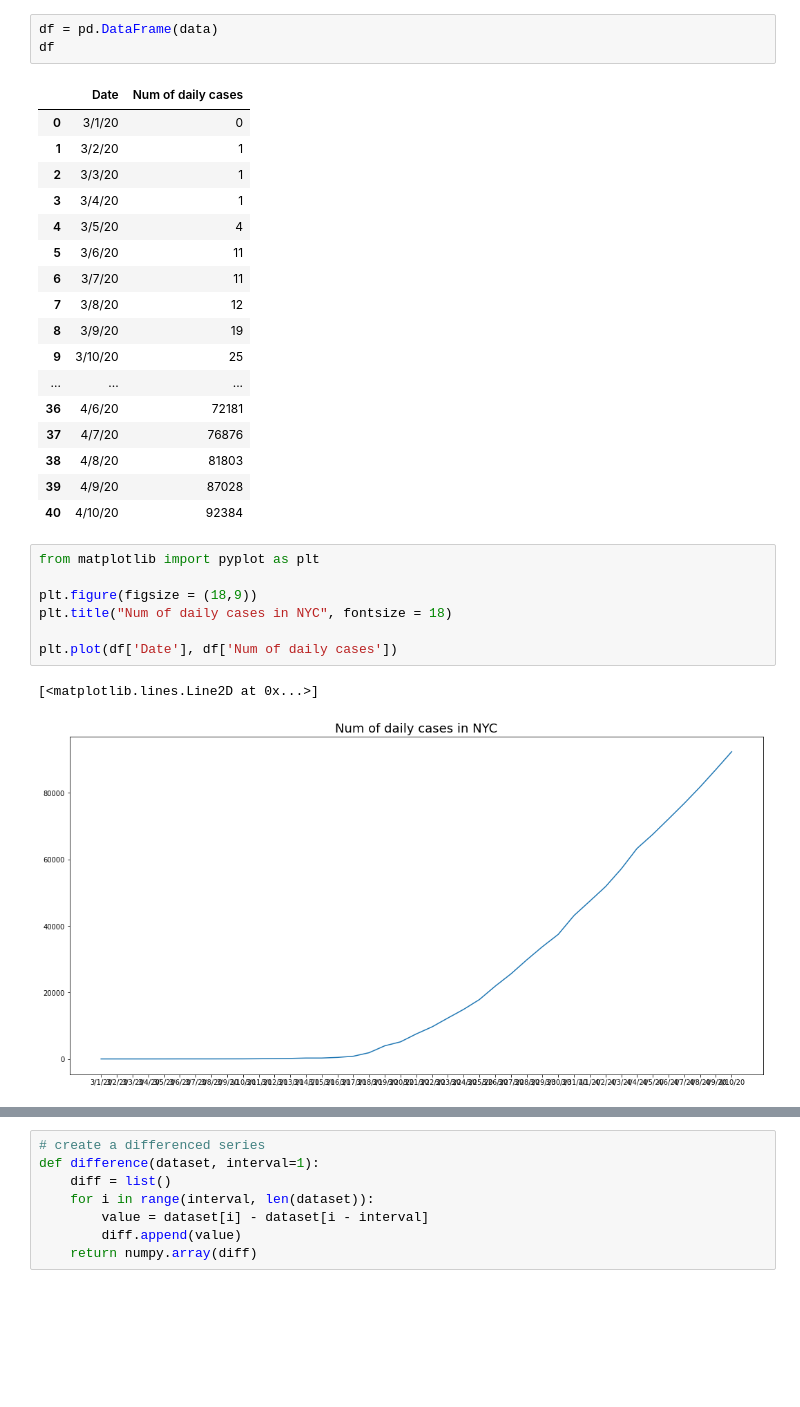
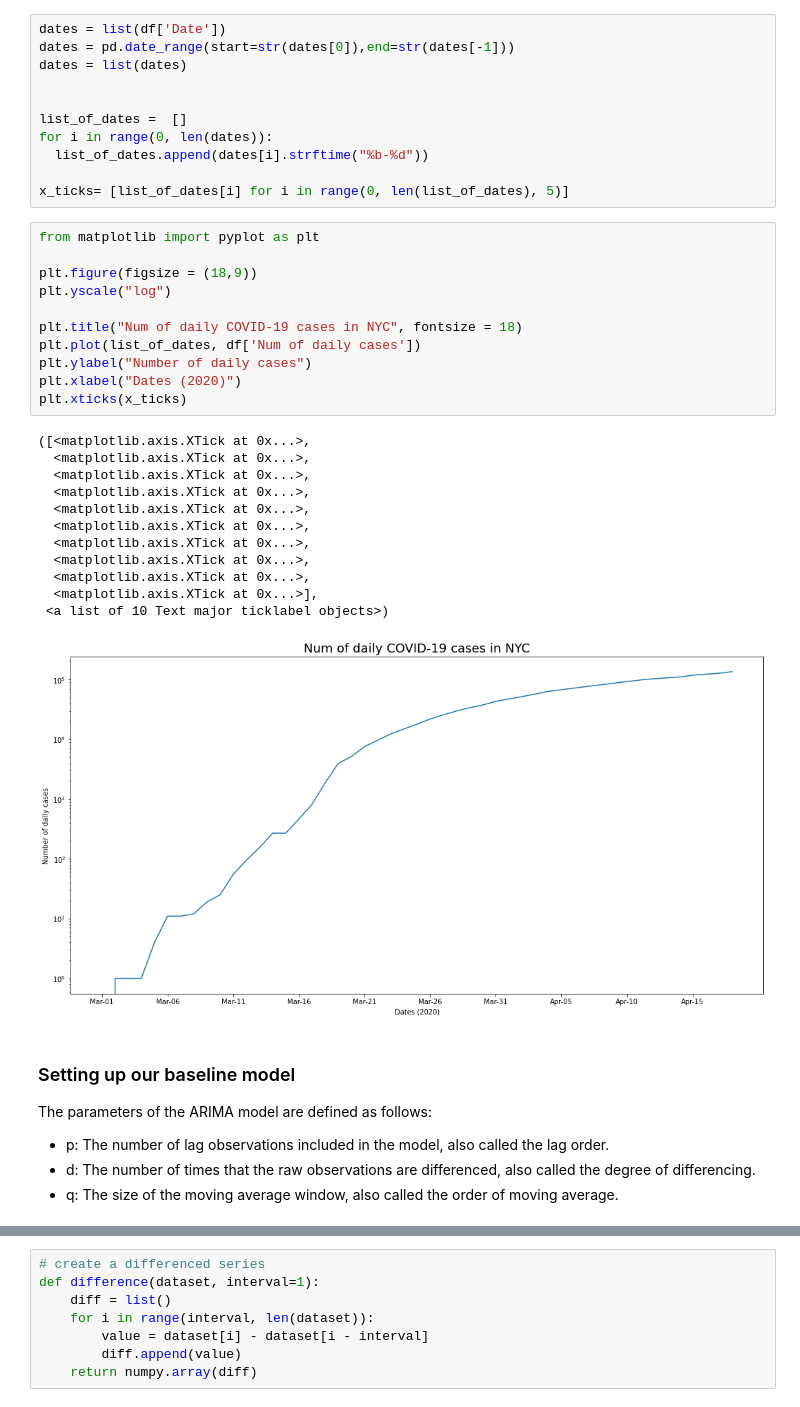
Before and after one commit to armandordorica/Twitter_Sentiment_Analysis, a Jupyter notebook: Covid19_NYC_ARIMA.ipynb, the cells around one changed output, grey strips where cells are left out. Cells and saved outputs as stored; diff of their text form; blank space fills up the shorter version.

Commit message:
Finished ARIMA, starting joining with sentiment analysis

```diff
--- a/Covid19_NYC_ARIMA.ipynb
+++ b/Covid19_NYC_ARIMA.ipynb
@@ -65,31 +64,43 @@ data = {'Date':list_of_dates, 'Num of daily cases': values}
-# %%
-df = pd.DataFrame(data)
-df
-# %% [output]
-|  | Date | Num of daily cases |
-| 0 | 3/1/20 | 0 |
-| 1 | 3/2/20 | 1 |
-| 2 | 3/3/20 | 1 |
-| 3 | 3/4/20 | 1 |
-| 4 | 3/5/20 | 4 |
-| 5 | 3/6/20 | 11 |
-| 6 | 3/7/20 | 11 |
-| 7 | 3/8/20 | 12 |
-| 8 | 3/9/20 | 19 |
-| 9 | 3/10/20 | 25 |
-| ... | ... | ... |
-| 36 | 4/6/20 | 72181 |
-| 37 | 4/7/20 | 76876 |
-| 38 | 4/8/20 | 81803 |
-| 39 | 4/9/20 | 87028 |
-| 40 | 4/10/20 | 92384 |
+# %%
+dates = list(df['Date'])
+dates = pd.date_range(start=str(dates[0]),end=str(dates[-1]))
+dates = list(dates)
+
+
+list_of_dates =  []
+for i in range(0, len(dates)):
+  list_of_dates.append(dates[i].strftime("%b-%d"))
+
+x_ticks= [list_of_dates[i] for i in range(0, len(list_of_dates), 5)]
 # %%
 from matplotlib import pyplot as plt
 
 plt.figure(figsize = (18,9))
-plt.title("Num of daily cases in NYC", fontsize = 18)
+plt.yscale("log")
 
-plt.plot(df['Date'], df['Num of daily cases'])
+plt.title("Num of daily COVID-19 cases in NYC", fontsize = 18)
+plt.plot(list_of_dates, df['Num of daily cases'])
+plt.ylabel("Number of daily cases")
+plt.xlabel("Dates (2020)")
+plt.xticks(x_ticks)
 # %% [output]
-[<matplotlib.lines.Line2D at 0x...>]
+([<matplotlib.axis.XTick at 0x...>,
+  <matplotlib.axis.XTick at 0x...>,
+  <matplotlib.axis.XTick at 0x...>,
+  <matplotlib.axis.XTick at 0x...>,
+  <matplotlib.axis.XTick at 0x...>,
+  <matplotlib.axis.XTick at 0x...>,
+  <matplotlib.axis.XTick at 0x...>,
+  <matplotlib.axis.XTick at 0x...>,
+  <matplotlib.axis.XTick at 0x...>,
+  <matplotlib.axis.XTick at 0x...>],
+ <a list of 10 Text major ticklabel objects>)
-[figure, old version]
+[figure, new version]
+# %% [markdown]
+### Setting up our baseline model
+
+The parameters of the ARIMA model are defined as follows:
+
+* p: The number of lag observations included in the model, also called the lag order.
+* d: The number of times that the raw observations are differenced, also called the degree of differencing.
+* q: The size of the moving average window, also called the order of moving average.
```
Also changed, not shown: parts of 87 cells of this notebook.
